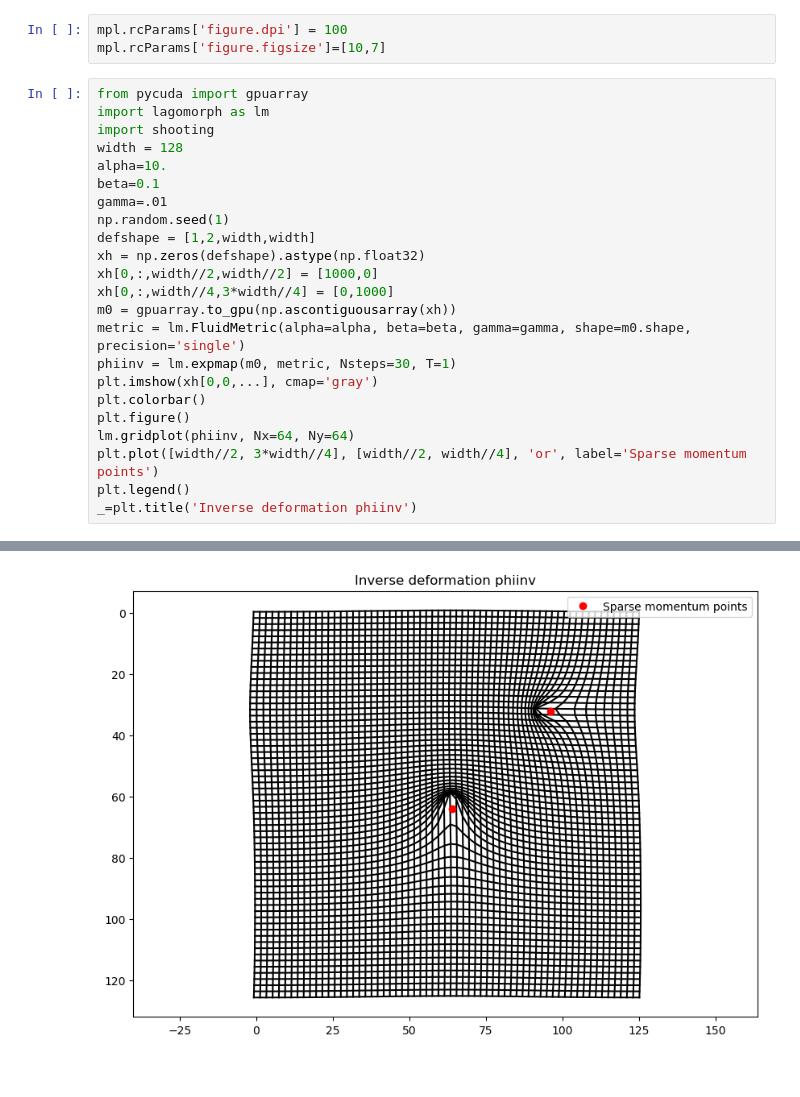
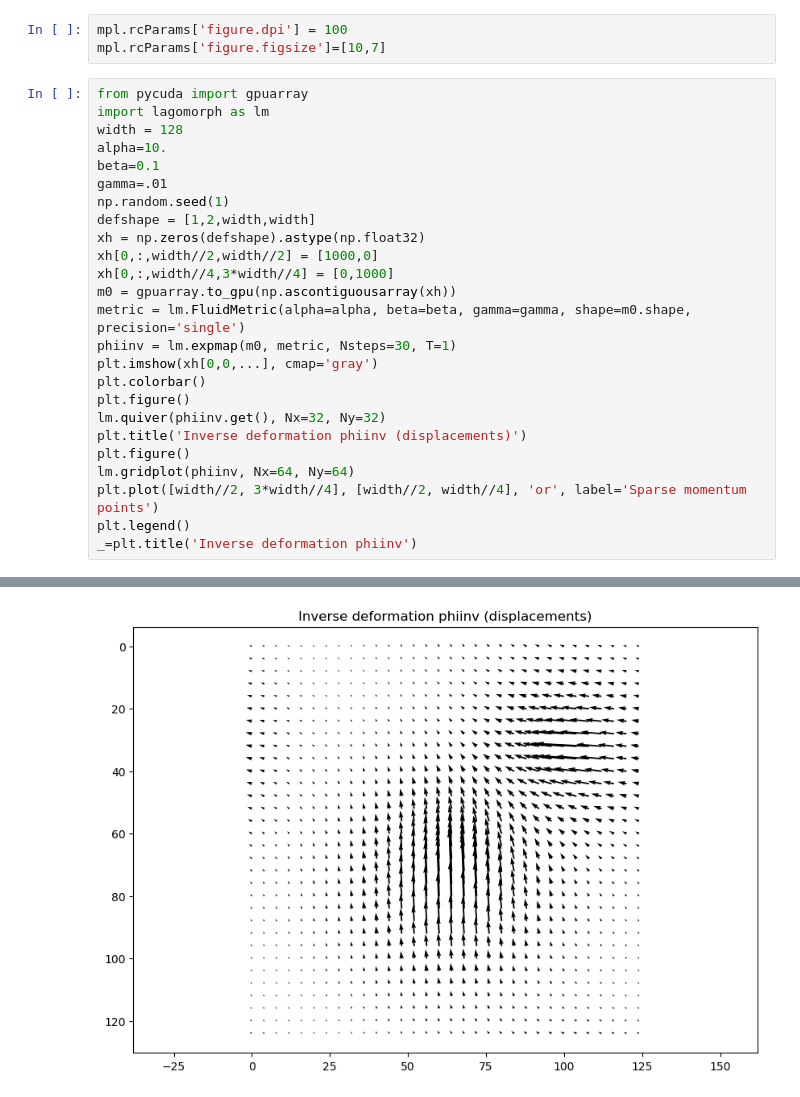
Before and after one commit to jacobhinkle/lagomorph, a Jupyter notebook: examples/ExpMapDemo.ipynb, the cells around one changed output, grey strips where cells are left out. Drawn from its saved outputs; the diff is of its cells as text.

Commit message:
Add quiver to vis and update ExpMapDemo

```diff
--- a/examples/ExpMapDemo.ipynb
+++ b/examples/ExpMapDemo.ipynb
@@ -8,26 +8,28 @@ mpl.rcParams['figure.figsize']=[10,7]
 # %%
 from pycuda import gpuarray
 import lagomorph as lm
-import shooting
 width = 128
 alpha=10.
 beta=0.1
 gamma=.01
 np.random.seed(1)
 defshape = [1,2,width,width]
 xh = np.zeros(defshape).astype(np.float32)
 xh[0,:,width//2,width//2] = [1000,0]
 xh[0,:,width//4,3*width//4] = [0,1000]
 m0 = gpuarray.to_gpu(np.ascontiguousarray(xh))
 metric = lm.FluidMetric(alpha=alpha, beta=beta, gamma=gamma, shape=m0.shape, precision='single')
 phiinv = lm.expmap(m0, metric, Nsteps=30, T=1)
 plt.imshow(xh[0,0,...], cmap='gray')
 plt.colorbar()
 plt.figure()
+lm.quiver(phiinv.get(), Nx=32, Ny=32)
+plt.title('Inverse deformation phiinv (displacements)')
+plt.figure()
 lm.gridplot(phiinv, Nx=64, Ny=64)
 plt.plot([width//2, 3*width//4], [width//2, width//4], 'or', label='Sparse momentum points')
 plt.legend()
 _=plt.title('Inverse deformation phiinv')
 # %% [output]
 [figure]
-[figure, old version]
+[figure, new version]
```
Also changed, not shown: parts of 1 cell of this notebook, 1 other file.
